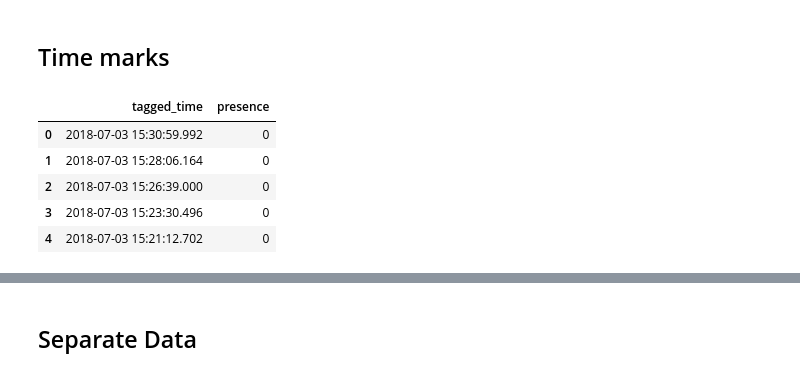
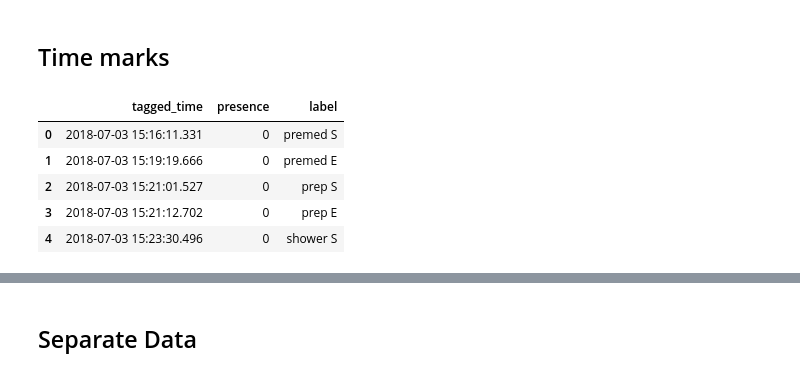
Before and after one commit to haohanwang23/coldshowershower_socialpresence, a Jupyter notebook: new/analysis/analysis4.ipynb, the cells around one changed output, grey strips where cells are left out. Saved outputs shown, nothing was run; the diff lists cells and outputs as text; code cells hidden in the pictures.

```diff
--- a/new/analysis/analysis4.ipynb
+++ b/new/analysis/analysis4.ipynb
@@ -120,17 +120,17 @@ fl_exp7.head()
 # %%
 tags_7 = pd.read_csv('../data/marks/7.3.csv' , header= None)
 # tags_2 = tags_2.drop(tags_2.columns[2],axis=1)
 tags_7.columns  =  ['tagged_time','presence','label']
-tags_7 = tags_2.sort_values('tagged_time')
-tags_7 = tags_2.reset_index(drop=True)
+tags_7 = tags_7.sort_values('tagged_time')
+tags_7 = tags_7.reset_index(drop=True)
 tags_7.head()
 # %% [output]
-|  | tagged_time | presence |
-| 0 | 2018-07-03 15:30:59.992 | 0 |
-| 1 | 2018-07-03 15:28:06.164 | 0 |
-| 2 | 2018-07-03 15:26:39.000 | 0 |
-| 3 | 2018-07-03 15:23:30.496 | 0 |
-| 4 | 2018-07-03 15:21:12.702 | 0 |
+|  | tagged_time | presence | label |
+| 0 | 2018-07-03 15:16:11.331 | 0 | premed S |
+| 1 | 2018-07-03 15:19:19.666 | 0 | premed E |
+| 2 | 2018-07-03 15:21:01.527 | 0 | prep S |
+| 3 | 2018-07-03 15:21:12.702 | 0 | prep E |
+| 4 | 2018-07-03 15:23:30.496 | 0 | shower S |
 # %%
 tags_7.tagged_time[0]
 # %% [output]
```
Also changed, not shown: parts of 7 cells of this notebook, 1 other file.
